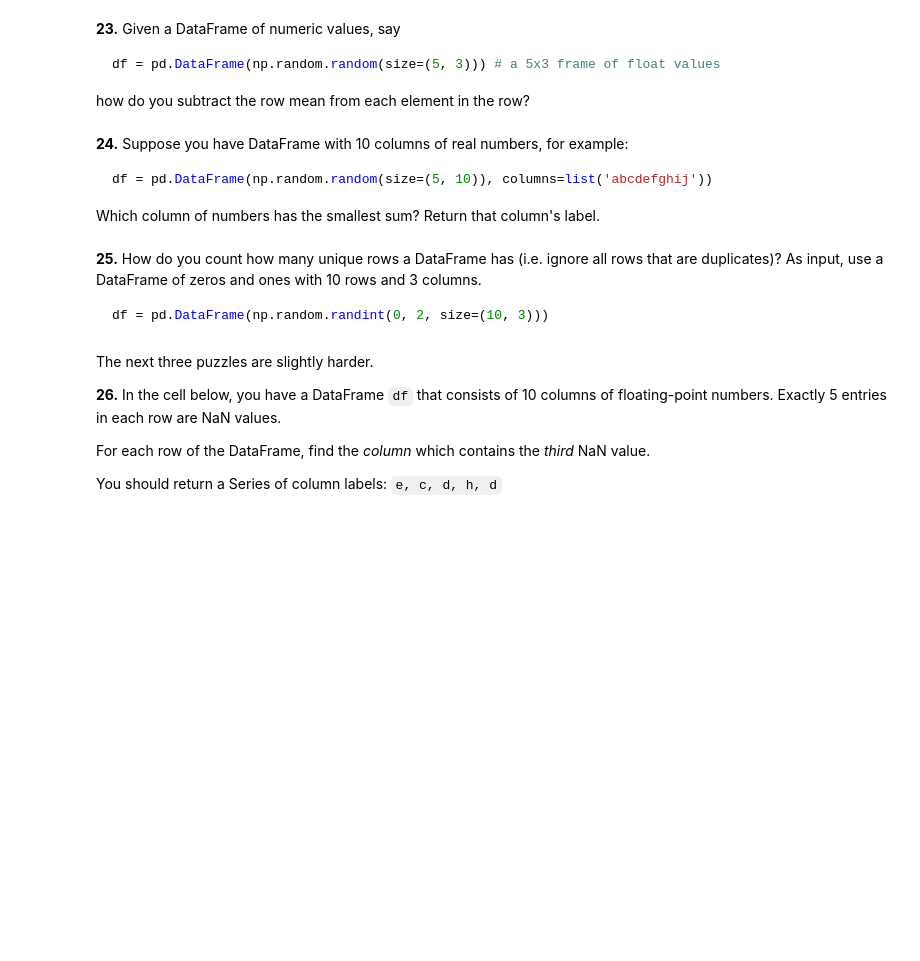
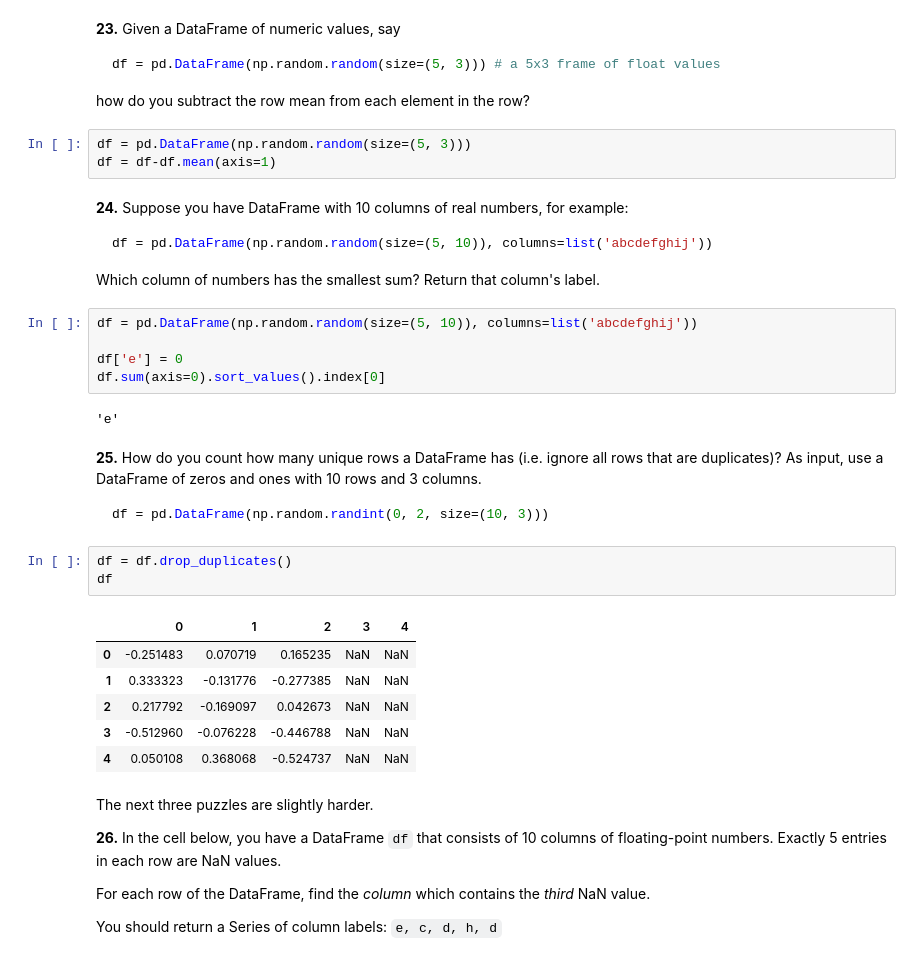
Before and after one commit to Rohit20ek/100-pandas-puzzles, a Jupyter notebook: 100-pandas-puzzles.ipynb, the cells around one changed output. Drawn from its saved outputs; the diff is of its cells as text; blank space fills up the shorter version.

````diff
--- a/100-pandas-puzzles.ipynb
+++ b/100-pandas-puzzles.ipynb
@@ -305,6 +326,9 @@ df = pd.DataFrame(np.random.random(size=(5, 3))) # a 5x3 frame of float values
 ```
 
 how do you subtract the row mean from each element in the row?
+# %%
+df = pd.DataFrame(np.random.random(size=(5, 3)))
+df = df-df.mean(axis=1)
 # %% [markdown]
 **24.** Suppose you have DataFrame with 10 columns of real numbers, for example:
 
@@ -312,12 +336,29 @@ how do you subtract the row mean from each element in the row?
 df = pd.DataFrame(np.random.random(size=(5, 10)), columns=list('abcdefghij'))
 ```
 Which column of numbers has the smallest sum?  Return that column's label.
+# %%
+df = pd.DataFrame(np.random.random(size=(5, 10)), columns=list('abcdefghij'))
+
+df['e'] = 0
+df.sum(axis=0).sort_values().index[0]
+# %% [output]
+'e'
 # %% [markdown]
 **25.** How do you count how many unique rows a DataFrame has (i.e. ignore all rows that are duplicates)? As input, use a DataFrame of zeros and ones with 10 rows and 3 columns.
 
 ```python
 df = pd.DataFrame(np.random.randint(0, 2, size=(10, 3)))
 ```
+# %%
+df = df.drop_duplicates()
+df
+# %% [output]
+|  | 0 | 1 | 2 | 3 | 4 |
+| 0 | -0.251483 | 0.070719 | 0.165235 | NaN | NaN |
+| 1 | 0.333323 | -0.131776 | -0.277385 | NaN | NaN |
+| 2 | 0.217792 | -0.169097 | 0.042673 | NaN | NaN |
+| 3 | -0.512960 | -0.076228 | -0.446788 | NaN | NaN |
+| 4 | 0.050108 | 0.368068 | -0.524737 | NaN | NaN |
 # %% [markdown]
 The next three puzzles are slightly harder.
 
````
Also changed, not shown: parts of 2 cells of this notebook.
